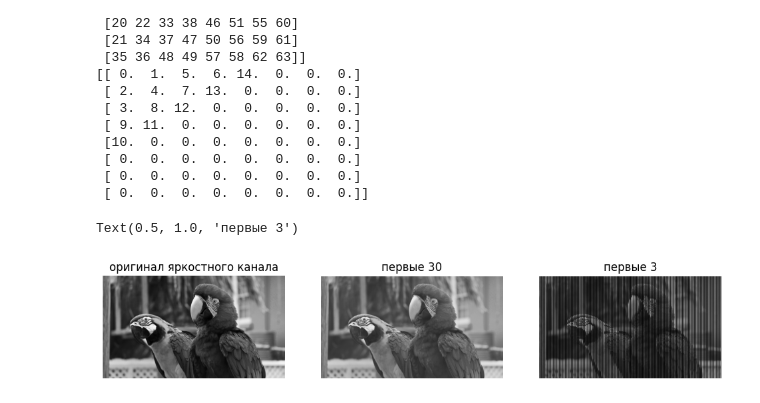
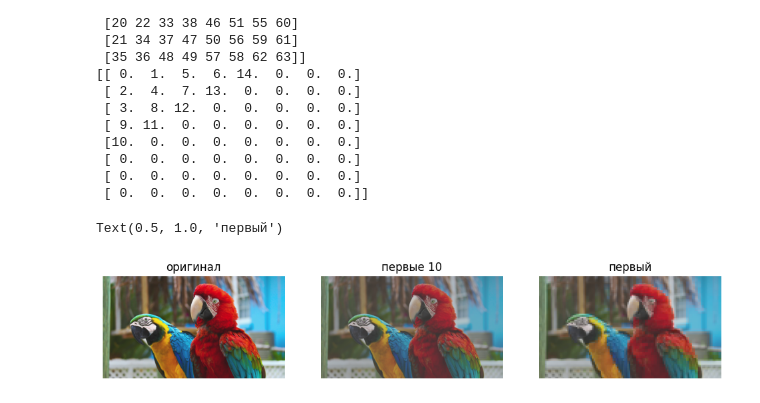
Before and after one commit to iiifd2u/Compression, a Jupyter notebook: jpeg/jpeg.ipynb, the cells around one changed output. Cells and saved outputs as stored; diff of their text form; code cells hidden in the pictures.

Commit message:
modify feat: jpeg | apply to all channels

```diff
--- a/jpeg/jpeg.ipynb
+++ b/jpeg/jpeg.ipynb
@@ -53,10 +87,18 @@ def RGB2YCrCb(source:np.ndarray)->np.ndarray:
 # %%
 YCrCb = RGB2YCrCb(source)
-fig, ax = plt.subplots(1, 3)
+rgb = YCrCb2RGB(YCrCb)
+fig, ax = plt.subplots(1, 4)
 titles = ['Y', 'Cr', 'Cb']
-cmaps = ['gray', 'Spectral', 'Spectral']
+cmaps = ['gray', 'Reds', 'Blues']
+fig.set_size_inches(15, 4)
 for i in range(3):
     ax[i].imshow(YCrCb[:, :, i], cmap = cmaps[i])
     ax[i].set_title(titles[i])
     ax[i].set_axis_off()
+
+print(source[0][0])
+print(rgb[0][0])
+ax[3].imshow(rgb)
+ax[3].set_title('Восстановленное rgb')
+ax[3].set_axis_off()
 # %% [output]
@@ -239,50 +283,72 @@ print(snake*mask)
 # %%
 def compress(img, mask, N):
     '''сжатие изображения за счёт выбора более информативных измерений'''
     C = get_dct_II_matrix(N)
     img_compressed = np.zeros((img.shape[0]//N*N, img.shape[1]//N*N))
     for i in range(0, img_compressed.shape[0], N):
         for j in range(0, img_compressed.shape[1], N):
             block=img[i:i+N,j:j+N].copy()
             # DCT
             coeff=C@block@(C.T)
             block = coeff*mask
             img_compressed[i:i+N,j:j+N]=block
     return img_compressed
 
-def dct2rgb(img_compressed, N):
+def dct2orig(img_compressed, N):
+    '''операция, обратная к ДКП'''
     C = get_dct_II_matrix(N)
-    YCrCb = np.zeros((img_compressed.shape[0]//N*N, img_compressed.shape[1]//N*N))
+    channel = np.zeros((img_compressed.shape[0]//N*N, img_compressed.shape[1]//N*N))
     for i in range(0, img_compressed.shape[0], N):
         for j in range(0, img_compressed.shape[1], N):
             block = img_compressed[i:i+N,j:j+N].copy()
             y_block=(C.T)@block@C
-            YCrCb[i:i+N,j:j+N]=y_block
-    return YCrCb
+            channel[i:i+N,j:j+N]=y_block
+    return channel
 
-# snake_mask_3 = get_snake_mask(3, N)
-# compressed_Y_3 = compress(YCrCb[:, :, 0], snake_mask_3, N)
-# decompressed_Y_3 = dct2rgb(compressed_Y_3, N)
-# # print(decompressed_Y_3.shape)
-snake_mask_30 = get_snake_mask(30, N)
-compressed_Y_30 = compress(YCrCb[:, :, 0], snake_mask_30, N)
-decompressed_Y_30 = dct2rgb(compressed_Y_30, N)
+def reduce_high_freqs(orig_img:np.ndarray, N, first)->np.ndarray:
+    '''
+    orig_img - YCrCb
+    '''
+    Y = YCrCb[:, :, 0].copy()
+    Cr_divided = get_every_second(YCrCb[:, :, 1])
+    Cb_divided = get_every_second(YCrCb[:, :, 2])
+
+    snake_mask = get_snake_mask(first, N)
+
+    Y_compressed = compress(Y, snake_mask, N)
+    Cr_compressed = compress(Cr_divided, snake_mask, N)
+    Cb_compressed = compress(Cb_divided, snake_mask, N)
+
+    Y_orig = dct2orig(Y_compressed, N)
+    Cr_orig = dct2orig(Cr_compressed, N)
+    Cb_orig = dct2orig(Cb_compressed, N)
+
+    Cr_restored = restore_img(Cr_orig, YCrCb[:, :, 0].shape)
+    Cb_restored = restore_img(Cb_orig, YCrCb[:, :, 0].shape)
+
+    YCrCb_restored = np.stack((Y_orig,  Cr_restored, Cb_restored), axis = -1)
+    return YCrCb_restored
+
+YCrCb_10 = reduce_high_freqs(YCrCb, N, 10)
+YCrCb_1 = reduce_high_freqs(YCrCb, N, 1)
 
 
 fig, ax = plt.subplots(1, 3)
 fig.set_size_inches((12, 4))
 ax[0].axis('off')
 ax[1].axis('off')
 ax[2].axis('off')
-ax[0].imshow(YCrCb[:, :, 0], cmap = 'gray')
-ax[1].imshow(decompressed_Y_30, cmap = 'gray', vmin = 0)
-ax[2].imshow(decompressed_Y_3, cmap = 'gray', vmin = 0)
-ax[0].set_title('оригинал яркостного канала')
-ax[1].set_title('первые 30')
-ax[2].set_title('первые 3')
+
+ax[0].imshow(YCrCb2RGB(YCrCb))
+ax[1].imshow(YCrCb2RGB(YCrCb_10))
+ax[2].imshow(YCrCb2RGB(YCrCb_1))
+
+ax[0].set_title('оригинал')
+ax[1].set_title('первые 10')
+ax[2].set_title('первый')
 # %% [output]
-Text(0.5, 1.0, 'первые 3')
+Text(0.5, 1.0, 'первый')
-[figure, old version]
+[figure, new version]
 # %%
 def reshape2lines(img_compressed:np.ndarray)->np.ndarray:
     blocks = []
```
Also changed, not shown: parts of 3 cells of this notebook.
